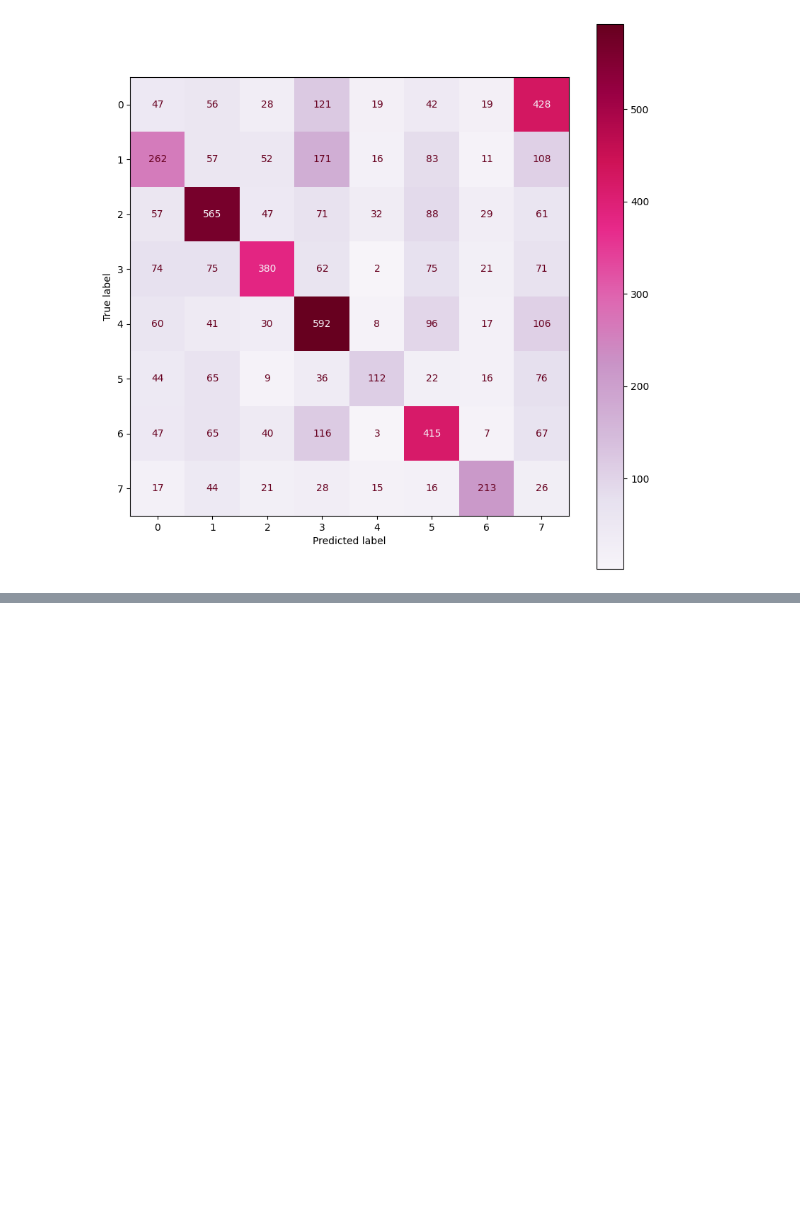
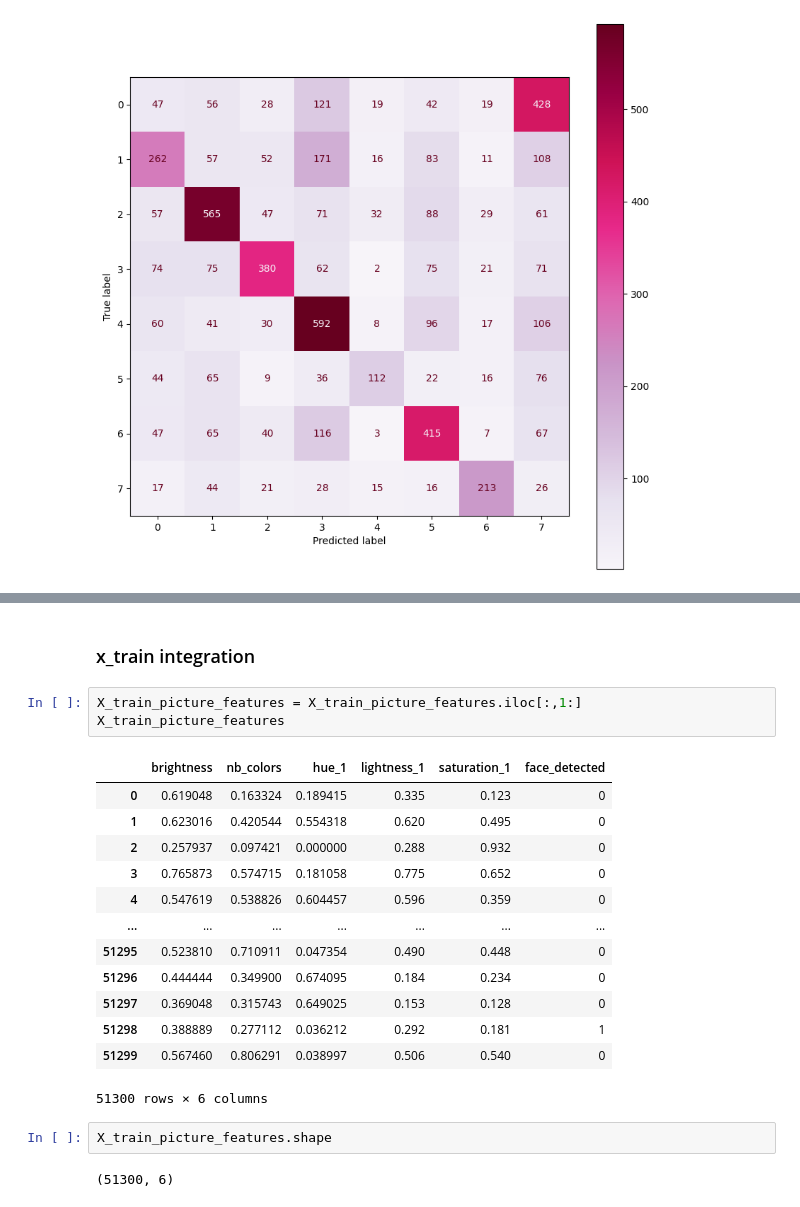
Before and after one commit to NahiaPeschard/wagon_book_cover, a Jupyter notebook: notebooks/elli_google_nlp2.ipynb, the cells around one changed output, grey strips where cells are left out. Cells and saved outputs as stored; diff of their text form; blank space fills up the shorter version.

```diff
--- a/notebooks/elli_google_nlp2.ipynb
+++ b/notebooks/elli_google_nlp2.ipynb
@@ -829,0 +908,23 @@ disp.plot(cmap="PuRd", ax=ax)
+# %% [markdown]
+### x_train integration
+# %%
+X_train_picture_features = X_train_picture_features.iloc[:,1:]
+X_train_picture_features
+# %% [output]
+|  | brightness | nb_colors | hue_1 | lightness_1 | saturation_1 | face_detected |
+| 0 | 0.619048 | 0.163324 | 0.189415 | 0.335 | 0.123 | 0 |
+| 1 | 0.623016 | 0.420544 | 0.554318 | 0.620 | 0.495 | 0 |
+| 2 | 0.257937 | 0.097421 | 0.000000 | 0.288 | 0.932 | 0 |
+| 3 | 0.765873 | 0.574715 | 0.181058 | 0.775 | 0.652 | 0 |
+| 4 | 0.547619 | 0.538826 | 0.604457 | 0.596 | 0.359 | 0 |
+| ... | ... | ... | ... | ... | ... | ... |
+| 51295 | 0.523810 | 0.710911 | 0.047354 | 0.490 | 0.448 | 0 |
+| 51296 | 0.444444 | 0.349900 | 0.674095 | 0.184 | 0.234 | 0 |
+| 51297 | 0.369048 | 0.315743 | 0.649025 | 0.153 | 0.128 | 0 |
+| 51298 | 0.388889 | 0.277112 | 0.036212 | 0.292 | 0.181 | 1 |
+| 51299 | 0.567460 | 0.806291 | 0.038997 | 0.506 | 0.540 | 0 |
+51300 rows × 6 columns
+# %%
+X_train_picture_features.shape
+# %% [output]
+(51300, 6)
```
Also changed, not shown: parts of 22 cells of this notebook.
